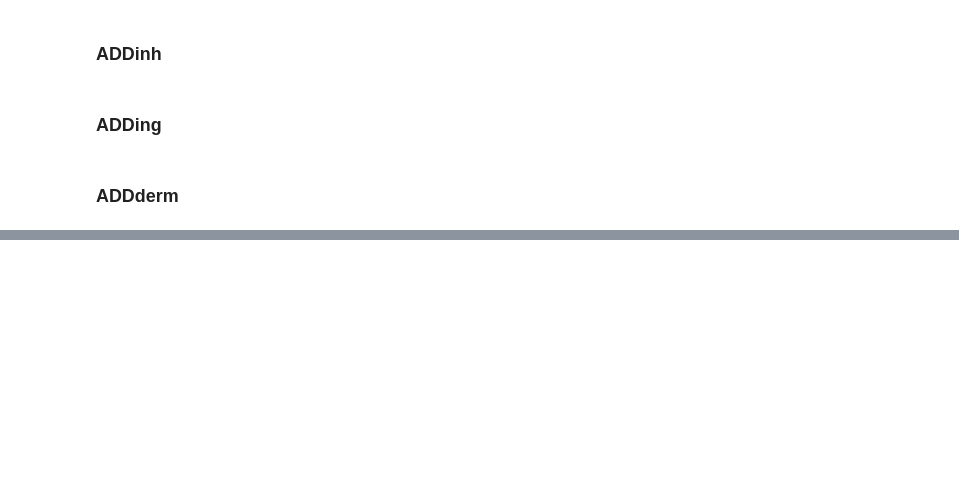
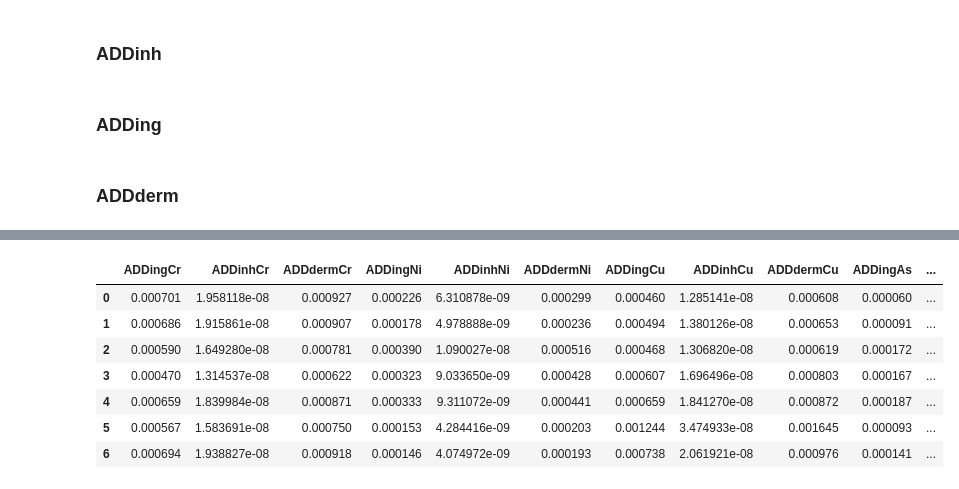
Before and after one commit to rakibhhridoy/OnGoingStudy, a Jupyter notebook: Shitalakshya/Python/Carcinogen_Effect.ipynb, the cells around one changed output, grey strips where cells are left out. Drawn from its saved outputs; the diff is of its cells as text; code cells hidden in the pictures; blank space fills up the shorter version.

```diff
--- a/Shitalakshya/Python/Carcinogen_Effect.ipynb
+++ b/Shitalakshya/Python/Carcinogen_Effect.ipynb
@@ -218 +242,7 @@ df.head()
+# %%
+ds = df.loc[:6]
+turag = df.loc[7:9]
+buri = df.loc[10:11]
+balu = df.loc[12:13]
+sl = df.loc[14:]
 # %%
@@ -341,21 +351,21 @@ ADDingPbR = add_upper_ingPbR /  (child_param["BW"] * child_param["AT_non"])
 # %% [markdown]
 ###  ADDderm
 # %%
-add_upper_dermCrW = df["CrW"] * child_param["CF"] * child_param["SA"] * child_param["SA"] * child_param["SL"] * child_param["ABS"][0] * child_param["EF"] * child_param["ED"]
+add_upper_dermCrW = ds["CrW"] * child_param["CF"] * child_param["SA"] * child_param["SA"] * child_param["SL"] * child_param["ABS"][0] * child_param["EF"] * child_param["ED"]
 ADDdermCrW = add_upper_dermCrW / (child_param["BW"] * child_param["AT_non"])
 
-add_upper_dermNiW = df["NiW"] * child_param["CF"] * child_param["SA"] * child_param["SA"] * child_param["SL"] * child_param["ABS"][0] * child_param["EF"] * child_param["ED"]
+add_upper_dermNiW = ds["NiW"] * child_param["CF"] * child_param["SA"] * child_param["SA"] * child_param["SL"] * child_param["ABS"][0] * child_param["EF"] * child_param["ED"]
 ADDdermNiW = add_upper_dermNiW / (child_param["BW"] * child_param["AT_non"])
 
-add_upper_dermCuW = df["CuW"] * child_param["CF"] * child_param["SA"] * child_param["SA"] * child_param["SL"] * child_param["ABS"][0] * child_param["EF"] * child_param["ED"]
+add_upper_dermCuW = ds["CuW"] * child_param["CF"] * child_param["SA"] * child_param["SA"] * child_param["SL"] * child_param["ABS"][0] * child_param["EF"] * child_param["ED"]
 ADDdermCuW = add_upper_dermCuW / (child_param["BW"] * child_param["AT_non"])
 
-add_upper_dermAsW = df["AsW"] * child_param["CF"] * child_param["SA"] * child_param["SA"] * child_param["SL"] * child_param["ABS"][1] * child_param["EF"] * child_param["ED"]
+add_upper_dermAsW = ds["AsW"] * child_param["CF"] * child_param["SA"] * child_param["SA"] * child_param["SL"] * child_param["ABS"][1] * child_param["EF"] * child_param["ED"]
 ADDdermAsW = add_upper_dermAsW / (child_param["BW"] * child_param["AT_non"])
 
-add_upper_dermCdW = df["CdW"] * child_param["CF"] * child_param["SA"] * child_param["SA"] * child_param["SL"] * child_param["ABS"][0] * child_param["EF"] * child_param["ED"]
+add_upper_dermCdW = ds["CdW"] * child_param["CF"] * child_param["SA"] * child_param["SA"] * child_param["SL"] * child_param["ABS"][0] * child_param["EF"] * child_param["ED"]
 ADDdermCdW = add_upper_dermCdW / (child_param["BW"] * child_param["AT_non"])
 
-add_upper_dermPbW = df["PbW"] * child_param["CF"] * child_param["SA"] * child_param["SA"] * child_param["SL"] * child_param["ABS"][0] * child_param["EF"] * child_param["ED"]
+add_upper_dermPbW = ds["PbW"] * child_param["CF"] * child_param["SA"] * child_param["SA"] * child_param["SL"] * child_param["ABS"][0] * child_param["EF"] * child_param["ED"]
 ADDdermPbW = add_upper_dermPbW / (child_param["BW"] * child_param["AT_non"])
 # %%
@@ -402 +404,34 @@ ADD
 Name: CrW, dtype: float64
+# %%
+add_winter = pd.DataFrame({
+    "ADDingCr" : ADDingCrW,
+    "ADDinhCr" : ADDinhCrW,
+    "ADDdermCr": ADDdermCrW,
+    "ADDingNi" : ADDingNiW,
+    "ADDinhNi" : ADDinhNiW,
+    "ADDdermNi" : ADDdermNiW,
+    "ADDingCu" : ADDingCuW,
+    "ADDinhCu" : ADDinhCuW,
+    "ADDdermCu" : ADDdermCuW,
+    "ADDingAs" : ADDingAsW,
+    "ADDinhAs" : ADDinhAsW,
+    "ADDdermAs" : ADDdermAsW,
+    "ADDingCd" : ADDingCdW,
+    "ADDinhCd" : ADDinhCdW,
+    "ADDdermCd" : ADDdermCdW,
+    "ADDingPb" : ADDingPbW,
+    "ADDinhPb" : ADDinhPbW,
+    "ADDdermPb" : ADDdermPbW,
+
+})
+# %%
+add_winter
+# %% [output]
+|  | ADDingCr | ADDinhCr | ADDdermCr | ADDingNi | ADDinhNi | ADDdermNi | ADDingCu | ADDinhCu | ADDdermCu | ADDingAs | ... |
+| 0 | 0.000701 | 1.958118e-08 | 0.000927 | 0.000226 | 6.310878e-09 | 0.000299 | 0.000460 | 1.285141e-08 | 0.000608 | 0.000060 | ... |
+| 1 | 0.000686 | 1.915861e-08 | 0.000907 | 0.000178 | 4.978888e-09 | 0.000236 | 0.000494 | 1.380126e-08 | 0.000653 | 0.000091 | ... |
+| 2 | 0.000590 | 1.649280e-08 | 0.000781 | 0.000390 | 1.090027e-08 | 0.000516 | 0.000468 | 1.306820e-08 | 0.000619 | 0.000172 | ... |
+| 3 | 0.000470 | 1.314537e-08 | 0.000622 | 0.000323 | 9.033650e-09 | 0.000428 | 0.000607 | 1.696496e-08 | 0.000803 | 0.000167 | ... |
+| 4 | 0.000659 | 1.839984e-08 | 0.000871 | 0.000333 | 9.311072e-09 | 0.000441 | 0.000659 | 1.841270e-08 | 0.000872 | 0.000187 | ... |
+| 5 | 0.000567 | 1.583691e-08 | 0.000750 | 0.000153 | 4.284416e-09 | 0.000203 | 0.001244 | 3.474933e-08 | 0.001645 | 0.000093 | ... |
+| 6 | 0.000694 | 1.938827e-08 | 0.000918 | 0.000146 | 4.074972e-09 | 0.000193 | 0.000738 | 2.061921e-08 | 0.000976 | 0.000141 | ... |
```
Also changed, not shown: parts of 46 cells of this notebook.
